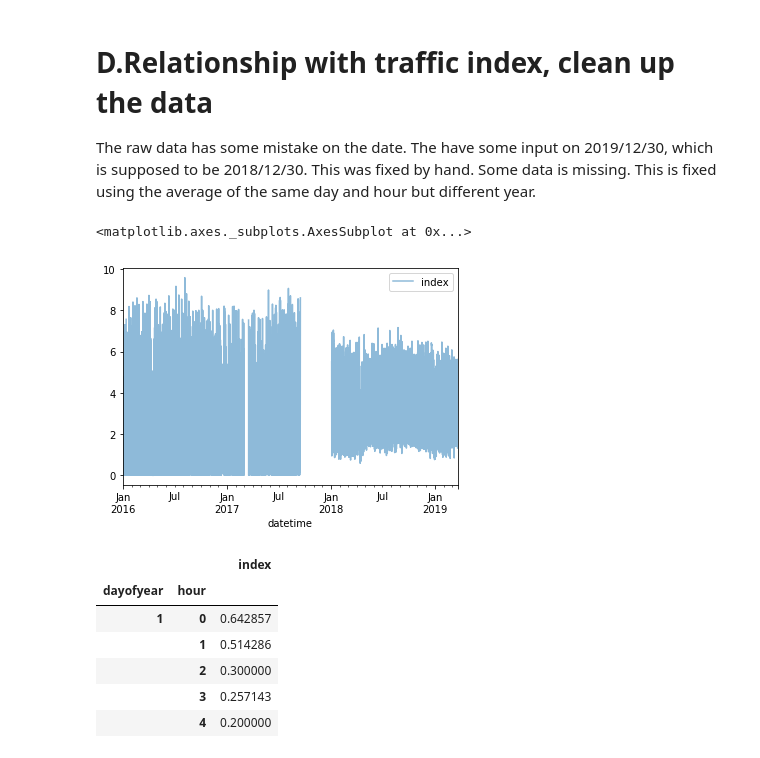
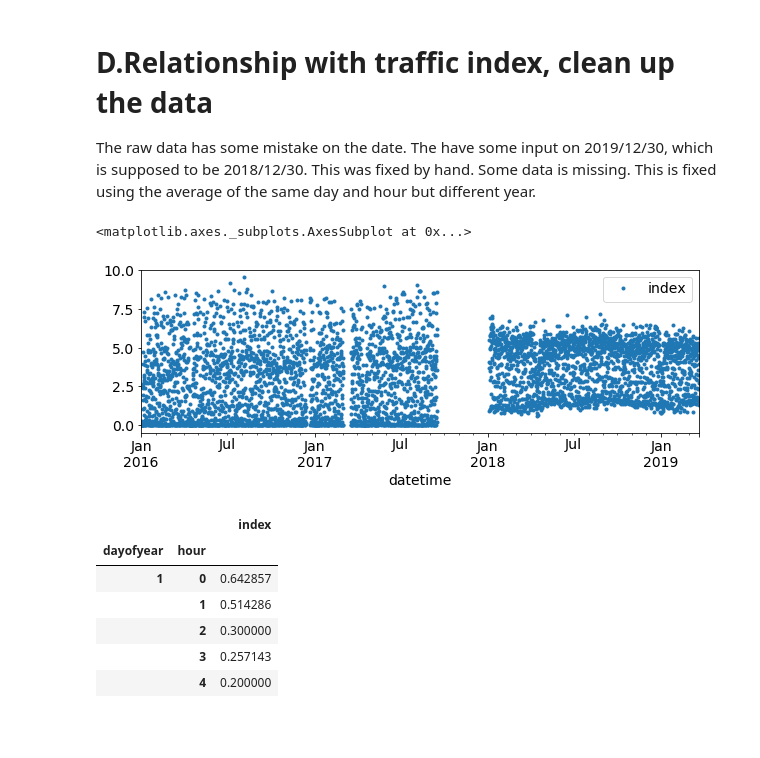
Before and after one commit to worasom/aqi_thailand, a Jupyter notebook: pm25_insight-2.ipynb, the cells around one changed output. Cells and saved outputs as stored; diff of their text form; code cells hidden in the pictures; blank space fills up the shorter version.

```diff
--- a/pm25_insight-2.ipynb
+++ b/pm25_insight-2.ipynb
@@ -463,6 +463,9 @@ plt.tight_layout()
 # %% [output]
 [figure]
 # %%
+#set plt font size
+plt.rcParams.update({'font.size': 14})
+
 # explore relationship with PM2.5
 data = pm_weather.copy()
 fig, ax = plt.subplots(1,3,figsize=(10,4))
@@ -518,10 +521,10 @@ traffic_old['datetime'] = pd.to_datetime(traffic_old['datetime'])
 
 traffic_old = traffic_old.set_index('datetime').resample('H').mean().round(1)
 # %%
-traffic_old['2016':'2019'].resample('5h').mean().plot(alpha=0.5)
+traffic_old['2016':'2019'].resample('5h').mean().plot(alpha=1,marker='.',figsize=(10,3),linestyle='None')
 # %% [output]
 <matplotlib.axes._subplots.AxesSubplot at 0x...>
-[figure, old version]
+[figure, new version]
 # %%
 # create the avarage value data frame
 traffic_old['dayofyear'] = traffic_old.index.dayofyear
```
Also changed, not shown: parts of 12 cells of this notebook.
